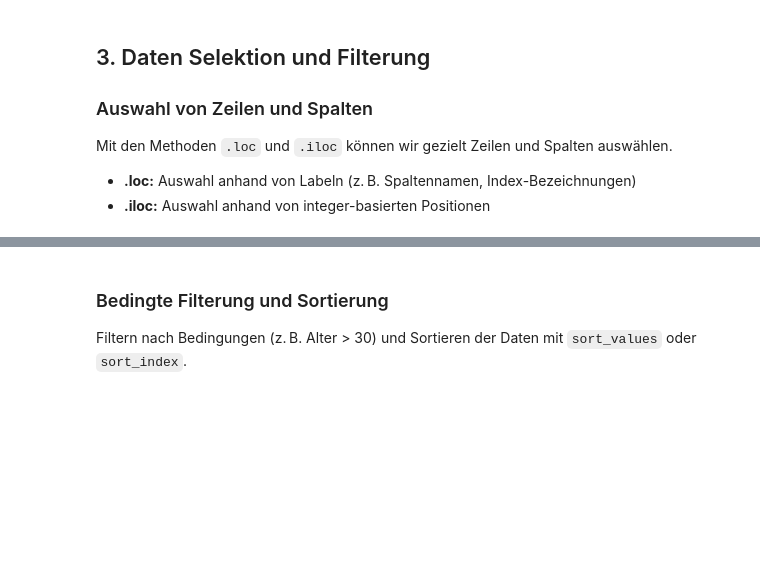
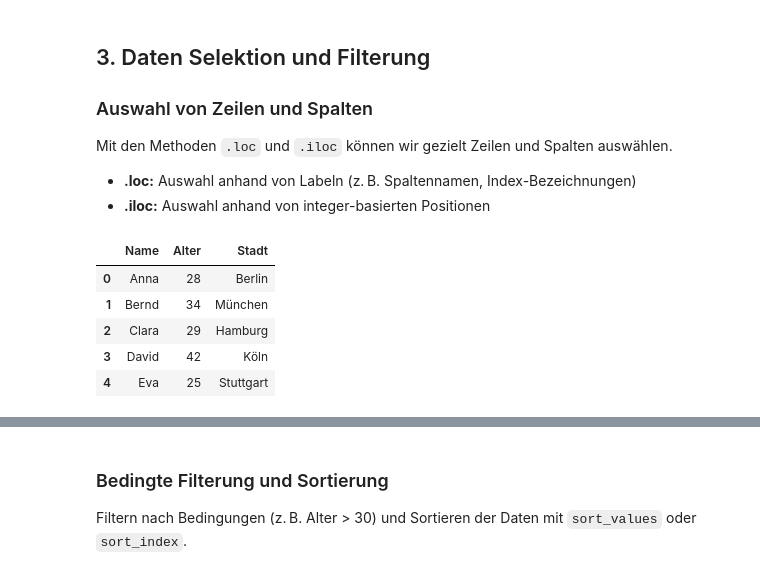
Before and after one commit to hussamalafandi/python-course-3, a Jupyter notebook: day_6/06_pandas.ipynb, the cells around one changed output, grey strips where cells are left out. Saved outputs shown, nothing was run; the diff lists cells and outputs as text; code cells hidden in the pictures; blank space fills up the shorter version.

```diff
--- a/day_6/06_pandas.ipynb
+++ b/day_6/06_pandas.ipynb
@@ -129,16 +228,16 @@ Mit den Methoden `.loc` und `.iloc` können wir gezielt Zeilen und Spalten ausw
 # %%
 # Beispiel-DataFrame erstellen
 daten = {
     'Name': ['Anna', 'Bernd', 'Clara', 'David', 'Eva'],
     'Alter': [28, 34, 29, 42, 25],
     'Stadt': ['Berlin', 'München', 'Hamburg', 'Köln', 'Stuttgart']
 }
 df_filter = pd.DataFrame(daten)
-print(df_filter)
-
-# Auswahl der Spalte 'Name' mit .loc
-print('\nSpalte Name:', df_filter.loc[:, 'Name'])
-
-# Auswahl der ersten drei Zeilen mit .iloc
-print('\nErste drei Zeilen:')
-print(df_filter.iloc[:3])
+df_filter
+# %% [output]
+|  | Name | Alter | Stadt |
+| 0 | Anna | 28 | Berlin |
+| 1 | Bernd | 34 | München |
+| 2 | Clara | 29 | Hamburg |
+| 3 | David | 42 | Köln |
+| 4 | Eva | 25 | Stuttgart |
```
Also changed, not shown: parts of 42 cells of this notebook.
